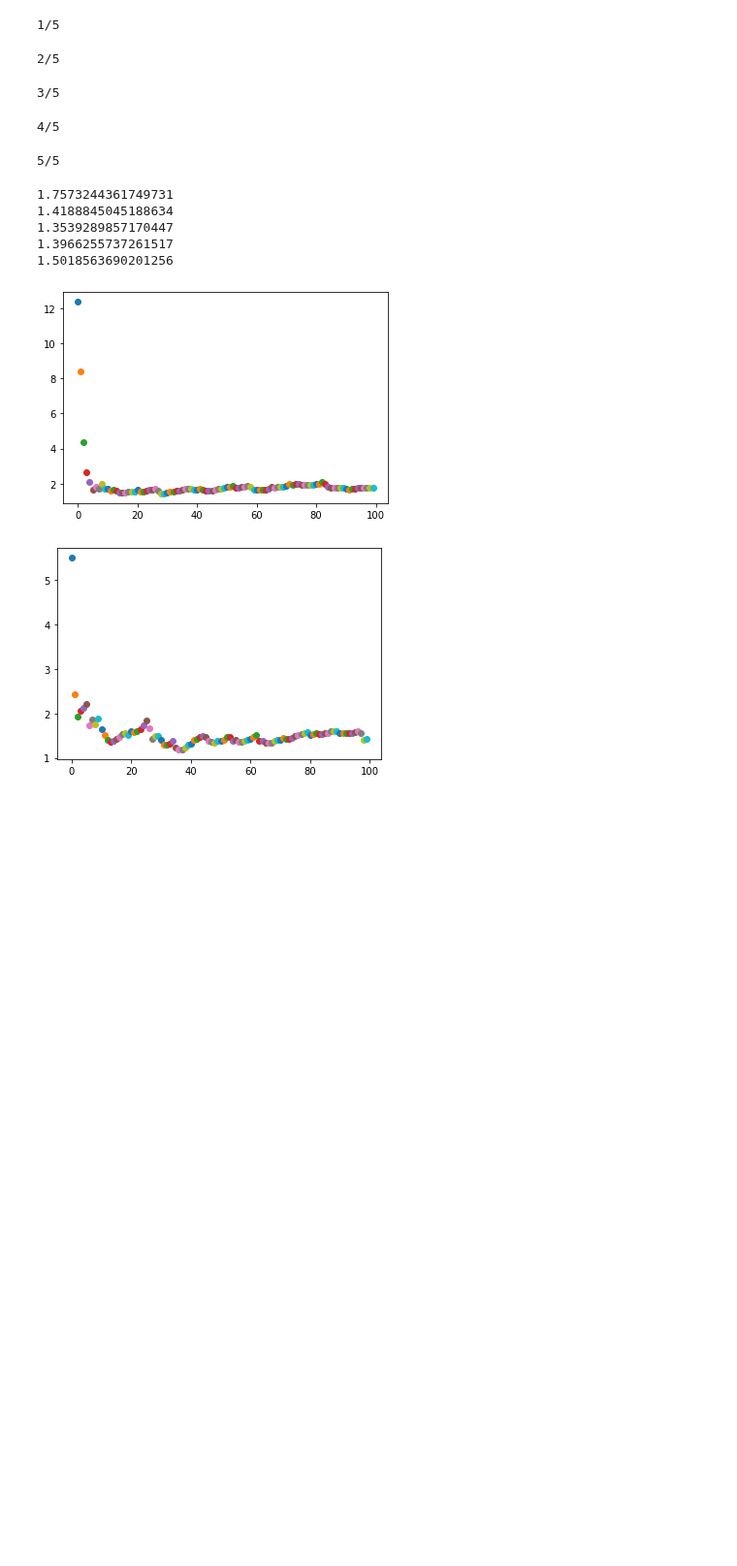
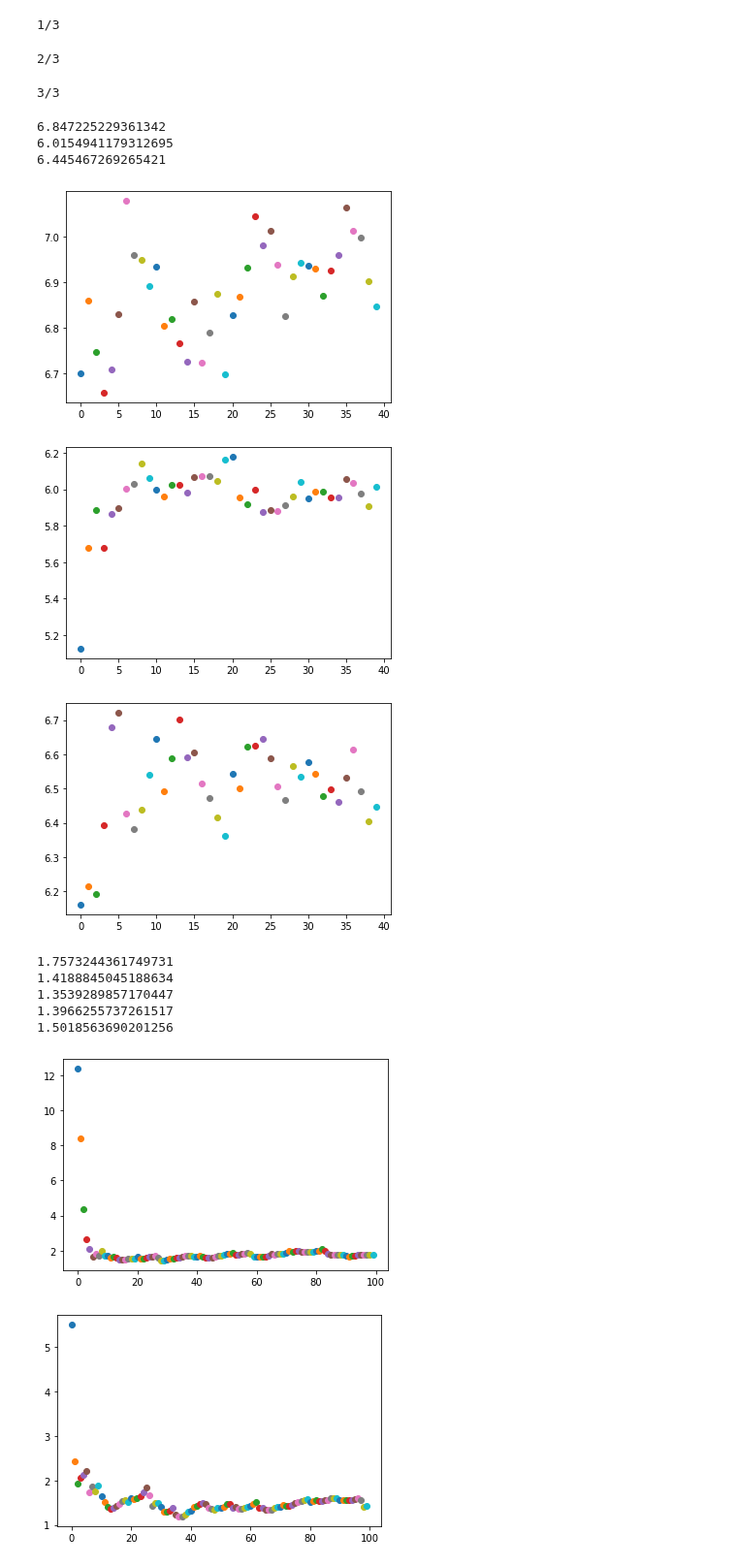
Before and after one commit to monarsan/robust-GAN, a Jupyter notebook: work/multivar_nonfixed_cov.ipynb, the cells around one changed output. Shown at 97% size. Cells and saved outputs as stored; diff of their text form; code cells hidden in the pictures; blank space fills up the shorter version.

Commit message:
add experiment

```diff
--- a/work/multivar_nonfixed_cov.ipynb
+++ b/work/multivar_nonfixed_cov.ipynb
@@ -8,20 +8,20 @@ warnings.filterwarnings('ignore')
 from tqdm import tqdm
 from numpy.lib.function_base import cov
 # %%
-n = 0
+n = 1000
 m = 3*n
 eps = 0.1
-data_dim = 2
+data_dim = 10
 mu = 0
-mu_out = 5
+mu_out = 0.5
 par_mu = np.full(data_dim, mu)
 par_sd = np.eye(data_dim)
 out_mu = np.full(data_dim, mu_out)
 true_alpha = [par_mu, par_sd]
 
-exper_iter = 5
-optim_iter = 100
-L = 100
+exper_iter = 3
+optim_iter = 40
+L = 80
 learn_par = 1
 dicay_par = 0.5
 
@@ -54,8 +54,6 @@ def create_out_cov(data_dim):
 out_cov = create_out_cov(data_dim)
 res = [0 for i in range(exper_iter)]
 for i in range(exper_iter):
-    n+=200
-    m = 3*n
     print("%d/%d" %(i+1, exper_iter))
     data = np.random.multivariate_normal(mean = par_mu, cov = par_sd, size = int(n*(1-eps)))
     # Gaoの論文の設定
@@ -91,17 +89,42 @@ for i in range(exper_iter):
         cov_hist.append(alpha[1])
     res[i] = [alpha_hist, cov_hist]
 # %% [output]
-1/5
+1/3
-2/5
+2/3
-3/5
+3/3
-4/5
-5/5
 # %%
 def calc_op_norm(cov):
     return np.max(np.linalg.eig(cov)[0])
 
 def calc_f_norm(cov):
     return np.sum(cov**2)
+# %%
+#optim, mm = (40, 80) n = 1000, dim = 10
+for j in range(exper_iter):
+    plt.subplots()
+    mean = np.array(res[j][0])
+    cov = np.array(res[j][1])
+    for i in range(optim_iter):
+        op_norm = np.abs(calc_f_norm(cov[i] - out_cov))
+        plt.scatter(i, op_norm)
+    print(np.abs(calc_f_norm(cov[-1] - out_cov)))
+# %%
+#optim, mm = (40, 80) n = 1000, dim = 10
+for j in range(exper_iter):
+    plt.subplots()
+    mean = np.array(res[j][0])
+    cov = np.array(res[j][1])
+    for i in range(optim_iter):
+        op_norm = np.abs(calc_f_norm(cov[i] - out_cov))
+        plt.scatter(i, op_norm)
+    print(np.abs(calc_f_norm(cov[-1] - out_cov)))
+# %% [output]
+6.847225229361342
+6.0154941179312695
+6.445467269265421
+[figure, added]
+[figure, added]
+[figure, added]
 # %%
 #optim, mm = (100, 100) n = 200,400,..,1000
 for j in range(exper_iter):
```
